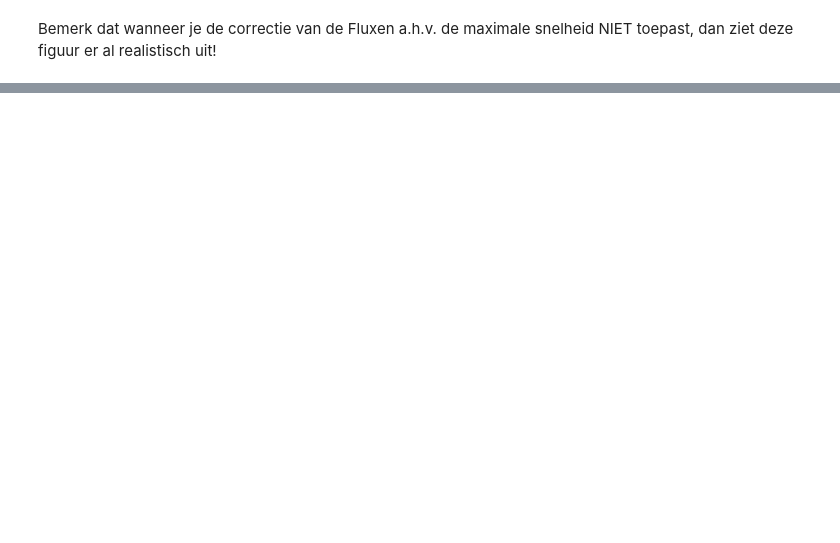
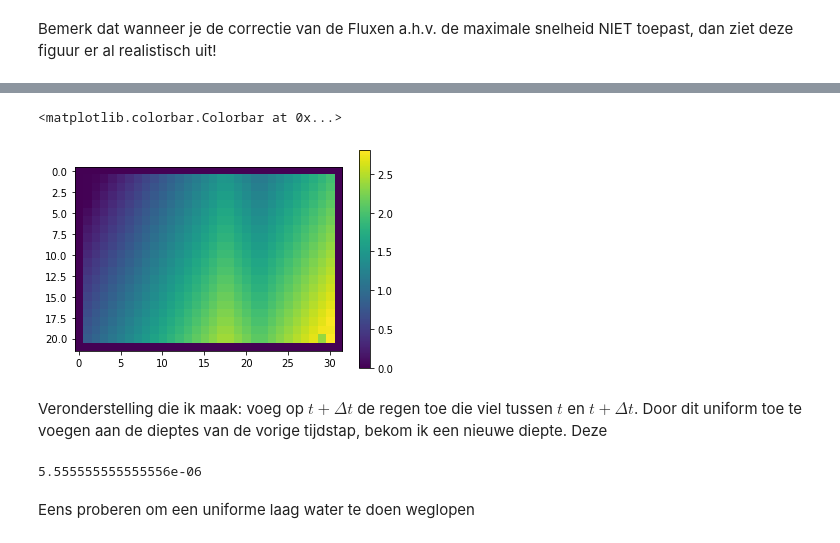
Before and after one commit to olivierbonte/Project_Spatio_Temporele_2, a Jupyter notebook: main_notebook.ipynb, the cells around one changed output, grey strips where cells are left out. Saved outputs shown, nothing was run; the diff lists cells and outputs as text; code cells hidden in the pictures; blank space fills up the shorter version.

```diff
--- a/main_notebook.ipynb
+++ b/main_notebook.ipynb
@@ -183,0 +370,8 @@ vmax
+# %%
+plt.imshow(depths_list[-1])
+plt.colorbar()
+# %% [output]
+<matplotlib.colorbar.Colorbar at 0x...>
+[figure, added]
+# %% [markdown]
+Veronderstelling die ik maak: voeg op $t + \Delta t$ de regen toe die viel tussen $t$ en $t + \Delta t$. Door dit uniform toe te voegen aan de dieptes van de vorige tijdstap, bekom ik een nieuwe diepte. Deze
@@ -183,0 +385,6 @@ vmax
+# %%
+in_rain
+# %% [output]
+5.555555555555556e-06
+# %% [markdown]
+Eens proberen om een uniforme laag water te doen weglopen
```
Also changed, not shown: parts of 13 cells of this notebook, 7 other files.
